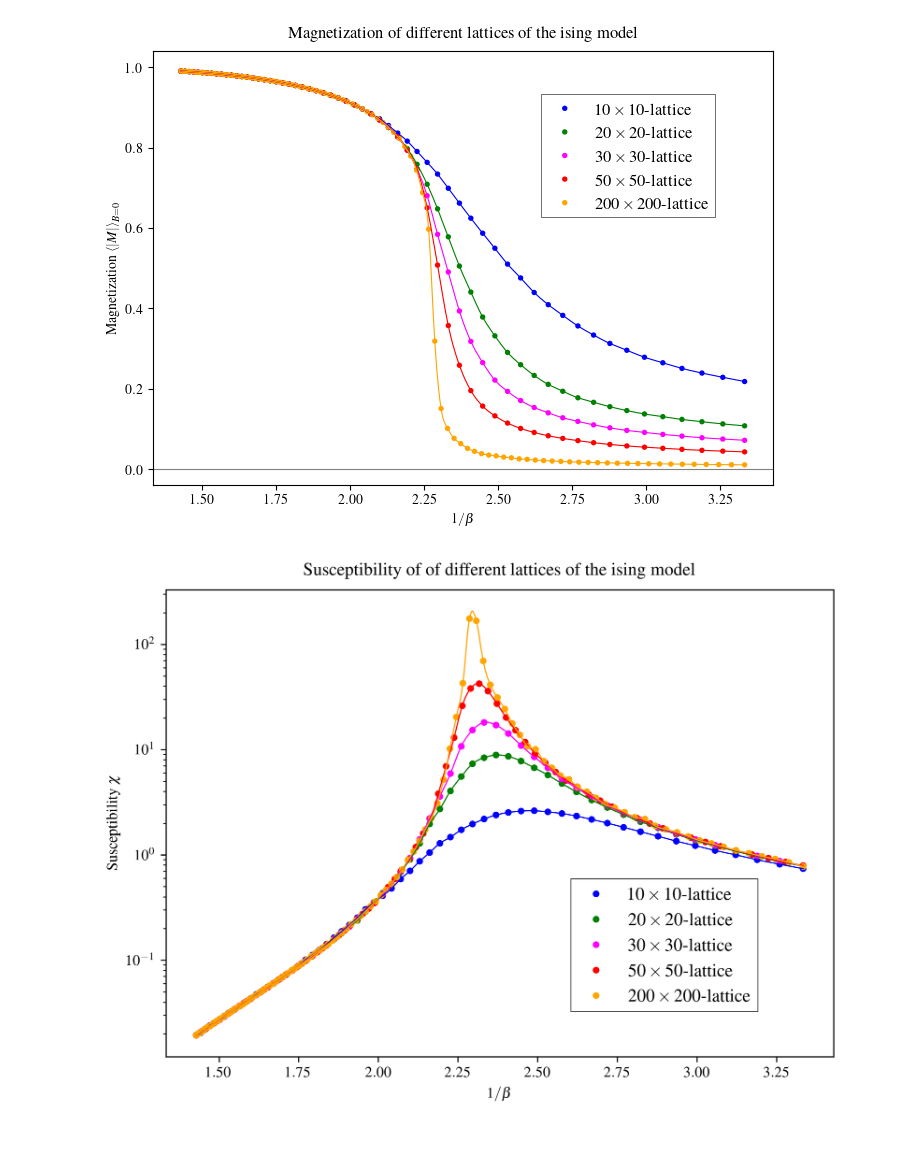
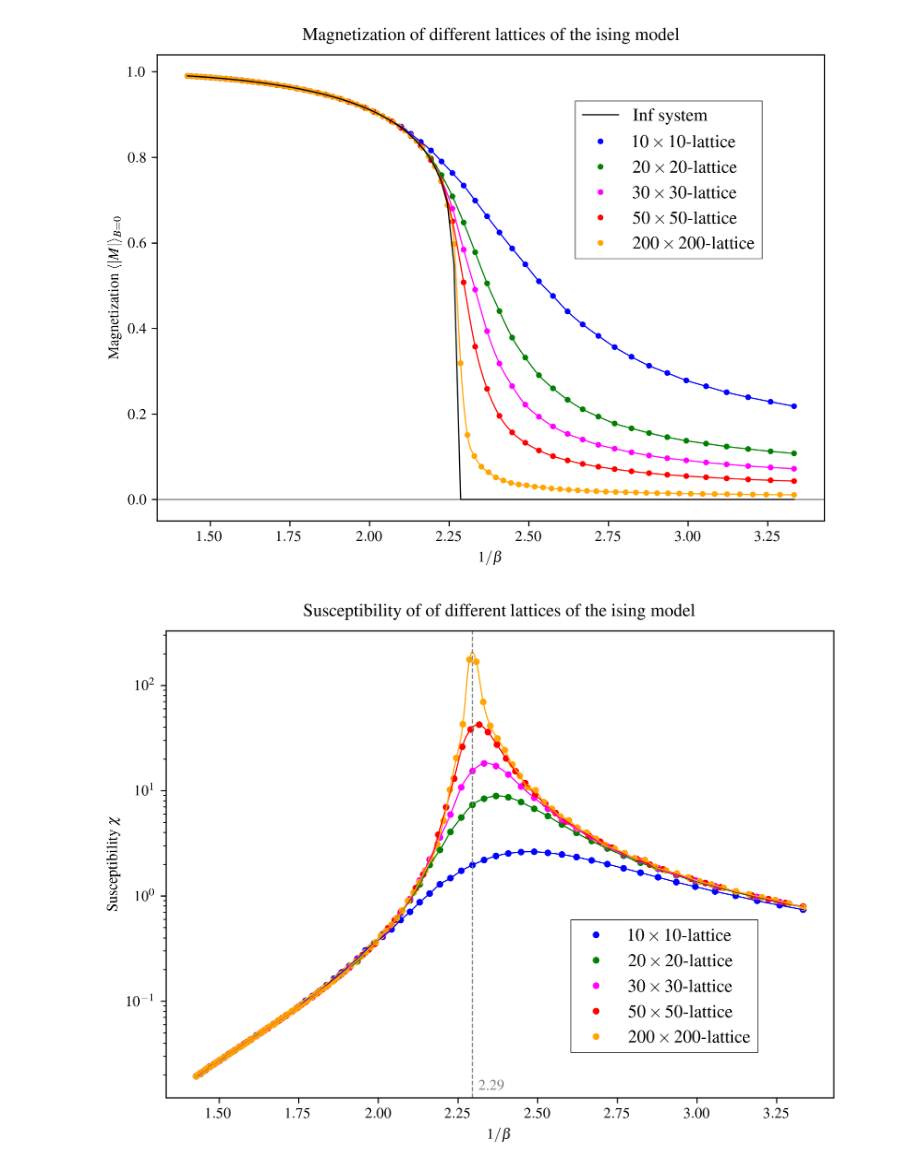
Before and after one commit to dantona02/metropolis, a Jupyter notebook: ising.ipynb, the cells around one changed output. Saved outputs shown, nothing was run; the diff lists cells and outputs as text; code cells hidden in the pictures; blank space fills up the shorter version.

```diff
--- a/ising.ipynb
+++ b/ising.ipynb
@@ -6,2 +8,7 @@ from scipy.interpolate import interp1d
 # %%
-from ising import Isingmodel
+N = 400
+beta = 0.5
+sweeps = 1000
+model = Isingmodel(N=N, init=False)
+lattice = model.grid(N)
+energy = model.get_energy(lattice)
@@ -23,6 +36,13 @@ def log_interp1d(xx, yy, kind='quadratic'):
     lin_interp = interp1d(logx, logy, kind=kind)
     log_interp = lambda zz: np.power(10.0, lin_interp(np.log10(zz)))
     return log_interp
+# %%
+def theo_mag(x):
+    T_C = 2 / np.log(1 + np.sqrt(2))
+    if 1 / x < T_C:
+        return (1 - np.sinh(2 * x) ** (-4)) ** (1 / 8)
+    else:
+        return 0
 # %%
 betas = np.linspace(0.3, 0.7, 60)
 betas1 = np.linspace(0.3, 0.7, 100)
@@ -31,50 +51,54 @@ S = [50]
 steps = [16000 for i in S]
 sweeps = [12000 for i in S]
 model = Isingmodel()
+
+betas_theo = np.linspace(0.3, 0.7, 100)
 # %%
 interp10 = interp1d(betas, mag10[0], kind='quadratic')
 interp20 = interp1d(betas, mag20[0], kind='quadratic')
 interp30 = interp1d(betas, mag30[0], kind='quadratic')
 interp50 = interp1d(betas, mag50[0], kind='quadratic')
 interp200 = interp1d(betas1, mag200[0], kind='quadratic')
+mag_theo = [theo_mag(beta) for beta in betas_theo]
 # %%
-fig, ax = plt.subplots(figsize=(8, (9/16)*10), dpi=100)
+fig, ax = plt.subplots(figsize=(8, (9/16)*10), dpi=300)
 
 plt.rcParams["font.family"] = "times"
 plt.rcParams["text.usetex"] = True
 
 x = np.linspace(0.3, 0.7, 1000)
 
+ax.plot(1 / betas_theo, mag_theo, c='black', linewidth=.8, label='Inf system', zorder=3)
 ax.plot(1 / x, interp10(x), c='blue', linewidth=.8, label='', zorder=2)
 ax.plot(1 / x, interp20(x), c='green', linewidth=.8, label='', zorder=2)
 ax.plot(1 / x, interp30(x), c='magenta', linewidth=.8, label='', zorder=2)
 ax.plot(1 / x, interp50(x), c='red', linewidth=.8, label='', zorder=2)
 # ax.plot(1 / x, interp80(x), c='orange', linewidth=.8, label='', zorder=2)
 ax.plot(1 / x, interp200(x), c='orange', linewidth=.8, label='', zorder=2)
 
 # ax.scatter(1/betas, mag20_new[0], label=r'$20\times 20$-lattice', marker='.', s=80, edgecolors='none', color='red')
-ax.scatter(1/betas, mag10[0], label=r'$10\times 10$-lattice', marker='.', s=60, edgecolors='none', color='blue')
+ax.scatter(1 / betas, mag10[0], label=r'$10\times 10$-lattice', marker='.', s=60, edgecolors='none', color='blue')
 ax.scatter(1 / betas, mag20[0], label=r'$20\times 20$-lattice', marker='.', s=60, edgecolors='none', color='green')
 ax.scatter(1 / betas, mag30[0], label=r'$30\times 30$-lattice', marker='.', s=60, edgecolors='none', color='magenta')
 ax.scatter(1 / betas, mag50[0], label=r'$50\times 50$-lattice', marker='.', s=60, edgecolors='none', color='red')
 ax.scatter(1 / betas1, mag200[0], label=r'$200\times 200$-lattice', marker='.', s=60, edgecolors='none', color='orange')
 # ax.scatter(1 / betas, mag200[0], label=r'$200\times 200$-lattice', marker='.', s=60, edgecolors='none', color='dodgerblue')
 
 
 ax.axhline(0, c='grey', linewidth=.8)
 ax.set_xlabel(r'$1/\beta$')
 ax.set_ylabel(r'Magnetization $\langle|M|\rangle_{B=0}$')
 plt.title('Magnetization of different lattices of the ising model', fontsize=12, pad=10)
 
 legend = ax.legend(loc="upper right", bbox_to_anchor=(0.92, 0.92), fancybox=False, edgecolor='black', fontsize=12)
 legend.set_zorder(10)
 legend.get_frame().set_linewidth(0.5)
 
 plt.show()
 
 # fig.savefig(f"/Users/danielmiksch/Downloads/magnetizationAll.pdf")
 # %% [output]
-[figure, old version]
+[figure, new version]
 # %%
 iSus10 = log_interp1d(betas, sus10[0], kind='quadratic')
 iSus20 = log_interp1d(betas, sus20[0], kind='quadratic')
@@ -99,6 +124,15 @@ ax.scatter(1 / betas2, sus50[0], label=r'$50\times 50$-lattice', marker='.', s=8
 ax.scatter(1 / betas1, sus200[0], label=r'$200\times 200$-lattice', marker='.', s=80, edgecolors='none', color='orange')
 ax.set_yscale('log')
 
+ax.axvline(1 / beta_max, c='grey', linestyle='--', linewidth=.8)
+x_label_pos = 1 / beta_max
+y_label_pos = ax.get_ylim()[0]  # Position auf der unteren Achse
+ax.text(
+    x_label_pos + .02, y_label_pos * 1.1,  # Etwas über der Achse
+    f'{x_label_pos:.2f}',
+    ha='left', va='bottom', fontsize=10, color='grey'
+)
+
 ax.set_xlabel(r'$1/\beta$')
 ax.set_ylabel(r'Susceptibility $\chi$')
 plt.title(r'Susceptibility of of different lattices of the ising model', fontsize=12, pad=10)
@@ -111,4 +145,4 @@ plt.show()
 
 # fig.savefig(f"/Users/danielmiksch/Downloads/susceptibilityAll.pdf")
 # %% [output]
-[figure, old version]
+[figure, new version]
```
Also changed, not shown: parts of 5 cells of this notebook, 5 other files.
